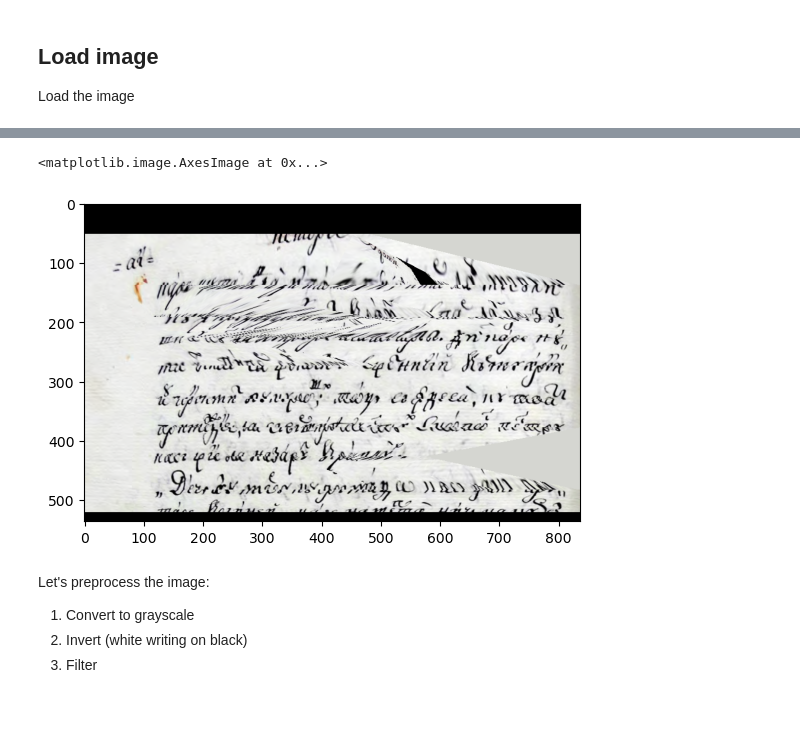
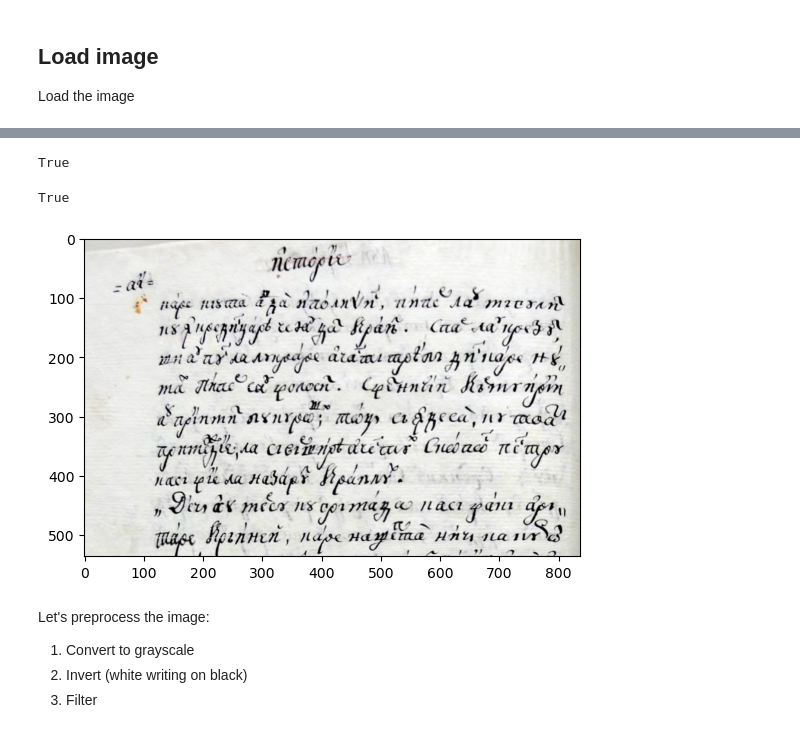
Before and after one commit to nikcleju/RowRectification, a Jupyter notebook: Ideea1_FilterAndRidge_v2.ipynb, the cells around one changed output, grey strips where cells are left out. Saved outputs shown, nothing was run; the diff lists cells and outputs as text; code cells hidden in the pictures.

```diff
--- a/Ideea1_FilterAndRidge_v2.ipynb
+++ b/Ideea1_FilterAndRidge_v2.ipynb
@@ -26,0 +27,6 @@ plt.imshow(I)
+# %%
+rr = RowRectifier(smoothing_method='univar_spl', s=None, n_poly_sides=3)
+rr.fit(I)
+Iout = rr.transform(I)
+cv2.imwrite('out2.png', 255*Iout)
+plt.imshow(Iout)
@@ -27,12 +36,16 @@ plt.imshow(I)
 # %%
-rr = RowRectifierPwlf(n_segments=4)
+rr = RowRectifier(smoothing_method='pwlf', n_segments=7, n_poly_sides=3)
 rr.fit(I)
 Iout = rr.transform(I)
+cv2.imwrite('out.png', 255*Iout)
+# %% [output]
+True
 # %%
 plt.imshow(Iout)
+cv2.imwrite('out.png', 255*Iout)
 # %% [output]
-<matplotlib.image.AxesImage at 0x...>
+True
-[figure, old version]
+[figure, new version]
 # %% [markdown]
 Let's preprocess the image:
 1. Convert to grayscale
```
Also changed, not shown: parts of 9 cells of this notebook, 2 other files.
